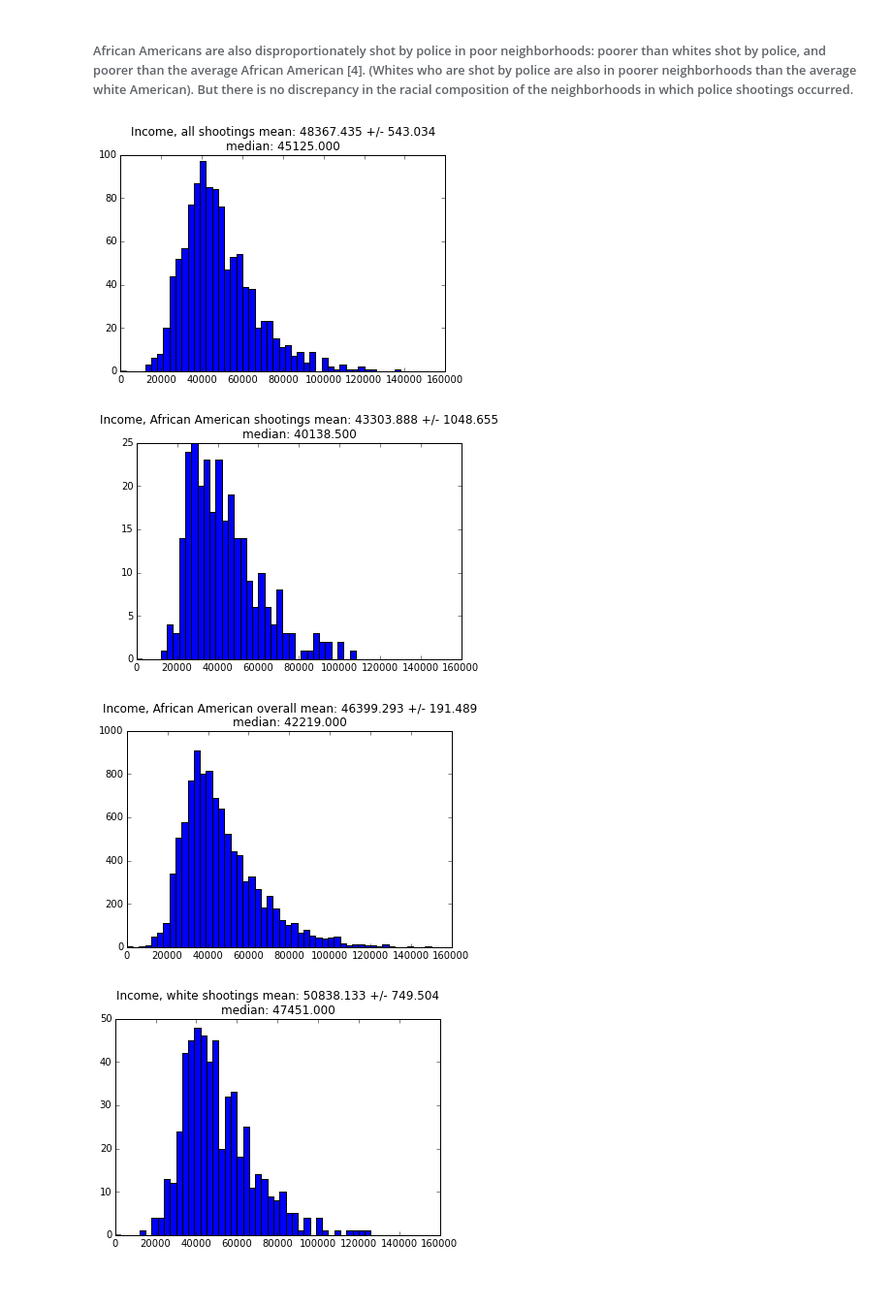
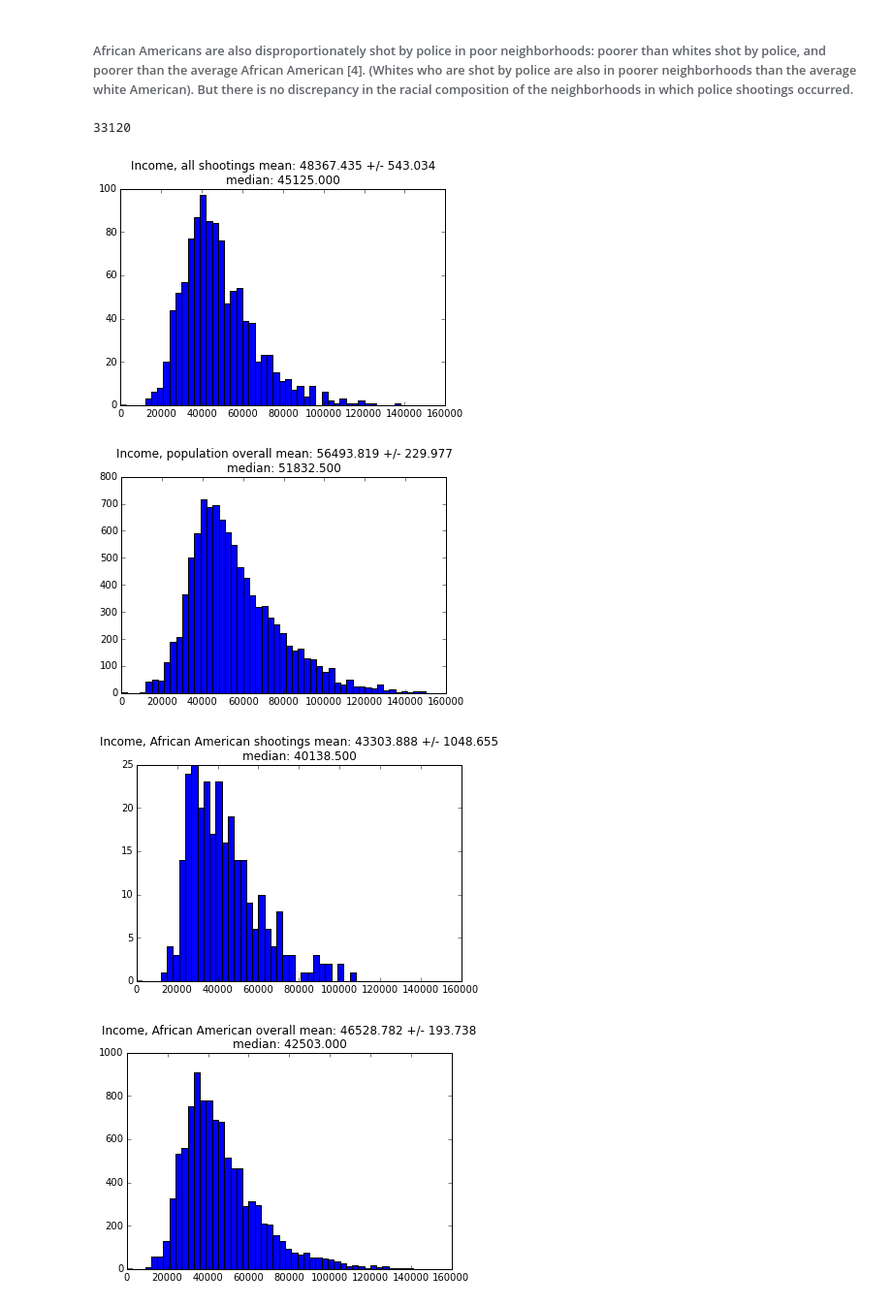
Before and after one commit to epierson9/police-shootings-analysis, a Jupyter notebook: clean_analysis.ipynb, the cells around one changed output. Shown at 97% size. Cells and saved outputs as stored; diff of their text form; code cells hidden in the pictures.

```diff
--- a/clean_analysis.ipynb
+++ b/clean_analysis.ipynb
@@ -257,6 +257,10 @@ print 'In category B (less likely to be armed), ratio of white offenders to Afri
 In category B (less likely to be armed), ratio of white offenders to African American offenders is 3.31438420239
 # %% [markdown]
 ###### African Americans are also disproportionately shot by police in poor neighborhoods: poorer than whites shot by police, and poorer than the average African American [4]. (Whites who are shot by police are also in poorer neighborhoods than the average white American). But there is no discrepancy in the racial composition of the neighborhoods in which police shootings occurred.
+# %%
+len(black_counts_by_zip)
+# %% [output]
+33120
 # %%
 
 %matplotlib inline
@@ -265,24 +269,45 @@ In category B (less likely to be armed), ratio of white offenders to African Ame
 guardian_d = pd.read_csv('guardian_with_zips.csv')
 income_by_zip = pd.read_csv('income_by_zipcode.csv', sep = ' ')
 race_by_zip = pd.read_csv('race_by_zipcode.csv', sep = ' ')
+hispanic_origin_by_zip = pd.read_csv('hispanic_origin_by_zipcode.csv', sep = ' ')
+
 
 total_pop_col = 'B02001_001'
 white_pop_col = 'B02001_002'
 black_pop_col = 'B02001_003'
-
+hispanic_pop_col = 'B03002_012'
+total_ethnicity_pop_col = 'B03002_001'
+hispanic_origin_by_zip['zip'] = hispanic_origin_by_zip.index.map(lambda x:int(x.split()[1]))
 race_by_zip['zip'] = race_by_zip.index.map(lambda x:int(x.split()[1]))
 #sample according to overall distribution
+total_counts_by_zip = np.random.multinomial(10000, race_by_zip[total_pop_col] / race_by_zip[total_pop_col].sum())
 black_counts_by_zip = np.random.multinomial(10000, race_by_zip[black_pop_col] / race_by_zip[black_pop_col].sum())
 white_counts_by_zip = np.random.multinomial(10000, race_by_zip[white_pop_col] / race_by_zip[white_pop_col].sum())
+hispanic_counts_by_zip = np.random.multinomial(10000, hispanic_origin_by_zip[hispanic_pop_col] / hispanic_origin_by_zip[hispanic_pop_col].sum())
+total_pop_zips = []
 black_pop_zips = []
 white_pop_zips = []
+hispanic_pop_zips = []
 #sample a random population-weighted sample of zipcodes for each race.
 for i in range(len(black_counts_by_zip)):
     zipcode = race_by_zip['zip'].iloc[i]
     for j in range(black_counts_by_zip[i]):
         black_pop_zips.append(zipcode)
+
+for i in range(len(total_counts_by_zip)):
+    zipcode = race_by_zip['zip'].iloc[i]
+    for j in range(total_counts_by_zip[i]):
+        total_pop_zips.append(zipcode)
+
+for i in range(len(white_counts_by_zip)):
+    zipcode = race_by_zip['zip'].iloc[i]
     for j in range(white_counts_by_zip[i]):
         white_pop_zips.append(zipcode)
+for i in range(len(hispanic_counts_by_zip)):
+    zipcode = hispanic_origin_by_zip['zip'].iloc[i]
+    for j in range(hispanic_counts_by_zip[i]):
+        hispanic_pop_zips.append(zipcode)
+
 
 #make histograms comparing racial composition + socioeconomic status (SES) for
 #zipcodes where shootings occur vs. zipcodes where general population lives.
@@ -291,15 +316,16 @@ for i in range(len(black_counts_by_zip)):
 
 race_by_zip['fraction_of_zipcode_which_is_black'] = 1.*race_by_zip[black_pop_col] / race_by_zip[total_pop_col]
 race_by_zip['fraction_of_zipcode_which_is_white'] = 1.*race_by_zip[white_pop_col] / race_by_zip[total_pop_col]
+hispanic_origin_by_zip['fraction_of_zipcode_which_is_hispanic'] = 1.*hispanic_origin_by_zip[hispanic_pop_col] / hispanic_origin_by_zip[total_ethnicity_pop_col]
 
 white_income_col = 'B19013A_001'
 black_income_col = 'B19013B_001'
 overall_income_col = 'B19013_001'
+income_by_zip['black_income_compared_to_average'] = 1.* income_by_zip[black_income_col] / income_by_zip[overall_income_col]
 zips_with_shootings = list(guardian_d['zipcode'].dropna())
 zips_with_black_shootings = list(guardian_d['zipcode'].loc[guardian_d['raceethnicity'] == 'Black'].dropna())
 zips_with_white_shootings = list(guardian_d['zipcode'].loc[guardian_d['raceethnicity'] == 'White'].dropna())
 zips_with_hispanic_shootings = list(guardian_d['zipcode'].loc[guardian_d['raceethnicity'] == 'Hispanic/Latino'].dropna())
-
 
 
 
@@ -309,38 +335,56 @@ def makeHistogram(df_to_use, col_to_use, zips_with_shootings, title_string, xmin
     zip_to_feature = dict(zip(df_to_use['zip'], df_to_use[col_to_use]))
     features_with_shootings = [zip_to_feature[a] for a in zips_with_shootings if a in zip_to_feature]
 
-    features_with_shootings = [a for a in features_with_shootings if ~np.isnan(a)]
+    features_with_shootings = [a for a in features_with_shootings if ~np.isnan(a) and ~np.isinf(a)]
     title('%s mean: %2.3f +/- %2.3f\nmedian: %2.3f' % (title_string, np.mean(features_with_shootings),
                                                        np.std(features_with_shootings) / np.sqrt(len(features_with_shootings)),
                                                        np.median(features_with_shootings)))
     hist(features_with_shootings, bins = 50, range = [xmin, xmax])
 
 
 makeHistogram(df_to_use = income_by_zip, col_to_use = overall_income_col, zips_with_shootings = zips_with_shootings,
               title_string = 'Income, all shootings')
+makeHistogram(df_to_use = income_by_zip, col_to_use = overall_income_col, zips_with_shootings = total_pop_zips,
+              title_string = 'Income, population overall')
+
 makeHistogram(df_to_use = income_by_zip, col_to_use = overall_income_col, zips_with_shootings = zips_with_black_shootings,
               title_string = 'Income, African American shootings')
 makeHistogram(df_to_use = income_by_zip, col_to_use = overall_income_col, zips_with_shootings = black_pop_zips,
               title_string = 'Income, African American overall')
+makeHistogram(df_to_use = income_by_zip, col_to_use = 'black_income_compared_to_average', zips_with_shootings = zips_with_black_shootings,
+              title_string = 'African American income as frac of zipcode average, African American shootings', xmin = 0, xmax = 2)
+makeHistogram(df_to_use = income_by_zip, col_to_use = 'black_income_compared_to_average', zips_with_shootings = black_pop_zips,
+              title_string = 'African American income as frac of zipcode average, African American overall', xmin = 0, xmax = 2)
 
 makeHistogram(df_to_use = income_by_zip, col_to_use = overall_income_col, zips_with_shootings = zips_with_white_shootings,
               title_string = 'Income, white shootings')
 makeHistogram(df_to_use = income_by_zip, col_to_use = overall_income_col, zips_with_shootings = white_pop_zips,
               title_string = 'Income, white overall')
 
-
 makeHistogram(df_to_use = income_by_zip, col_to_use = overall_income_col, zips_with_shootings = zips_with_hispanic_shootings,
               title_string = 'Income, Hispanic shootings')
+makeHistogram(df_to_use = income_by_zip, col_to_use = overall_income_col, zips_with_shootings = hispanic_pop_zips,
+              title_string = 'Income, Hispanic overall')
+
+makeHistogram(df_to_use = race_by_zip, col_to_use = 'fraction_of_zipcode_which_is_black', zips_with_shootings = zips_with_shootings,
+              title_string = 'Fraction of zipcode which is African American, all shootings', xmin = 0, xmax = 1)
+makeHistogram(df_to_use = race_by_zip, col_to_use = 'fraction_of_zipcode_which_is_black', zips_with_shootings = total_pop_zips,
+              title_string = 'Fraction of zipcode which is African American, population overall', xmin = 0, xmax = 1)
 makeHistogram(df_to_use = race_by_zip, col_to_use = 'fraction_of_zipcode_which_is_black', zips_with_shootings = zips_with_black_shootings,
               title_string = 'Fraction of zipcode which is African American, African American shootings', xmin = 0, xmax = 1)
 makeHistogram(df_to_use = race_by_zip, col_to_use = 'fraction_of_zipcode_which_is_black', zips_with_shootings = black_pop_zips,
               title_string = 'Fraction of zipcode which is African American, African American overall', xmin = 0, xmax = 1)
 makeHistogram(df_to_use = race_by_zip, col_to_use = 'fraction_of_zipcode_which_is_black', zips_with_shootings = zips_with_white_shootings,
               title_string = 'Fraction of zipcode which is African American, white shootings', xmin = 0, xmax = 1)
 makeHistogram(df_to_use = race_by_zip, col_to_use = 'fraction_of_zipcode_which_is_black', zips_with_shootings = white_pop_zips,
               title_string = 'Fraction of zipcode which is African American, white overall', xmin = 0, xmax = 1)
+
+makeHistogram(df_to_use = hispanic_origin_by_zip, col_to_use = 'fraction_of_zipcode_which_is_hispanic', zips_with_shootings = zips_with_hispanic_shootings,
+              title_string = 'Fraction of zipcode which is Hispanic, Hispanic shootings', xmin = 0, xmax = 1)
+makeHistogram(df_to_use = hispanic_origin_by_zip, col_to_use = 'fraction_of_zipcode_which_is_hispanic', zips_with_shootings = hispanic_pop_zips,
+              title_string = 'Fraction of zipcode which is Hispanic, Hispanic overall', xmin = 0, xmax = 1)
 # %% [output]
 [figure]
-[figure, old version]
+[figure, new version]
-[figure, old version]
+[figure, new version]
-[figure, old version]
+[figure, new version]
```
Also changed, not shown: parts of 4 cells of this notebook, 3 other files.
